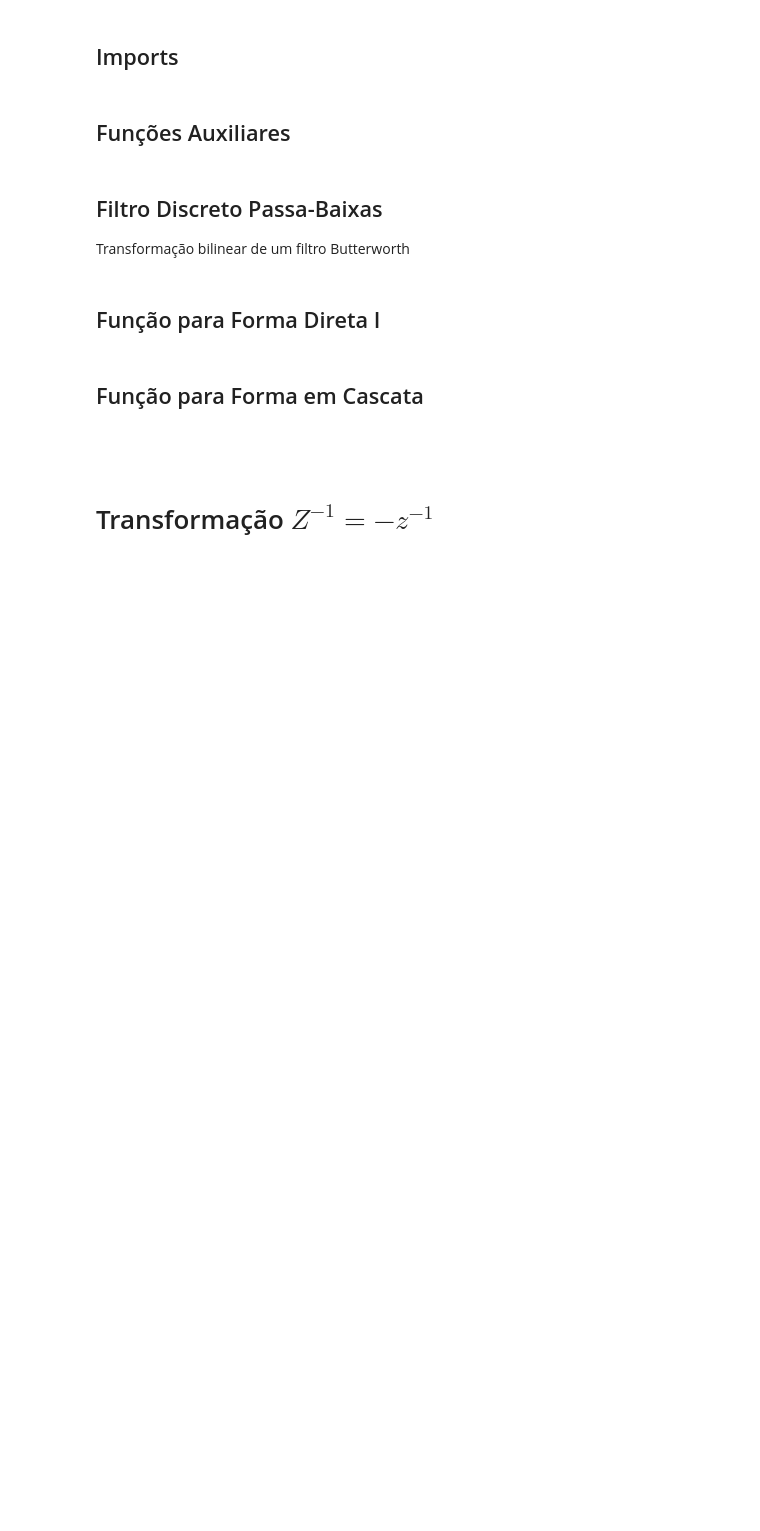
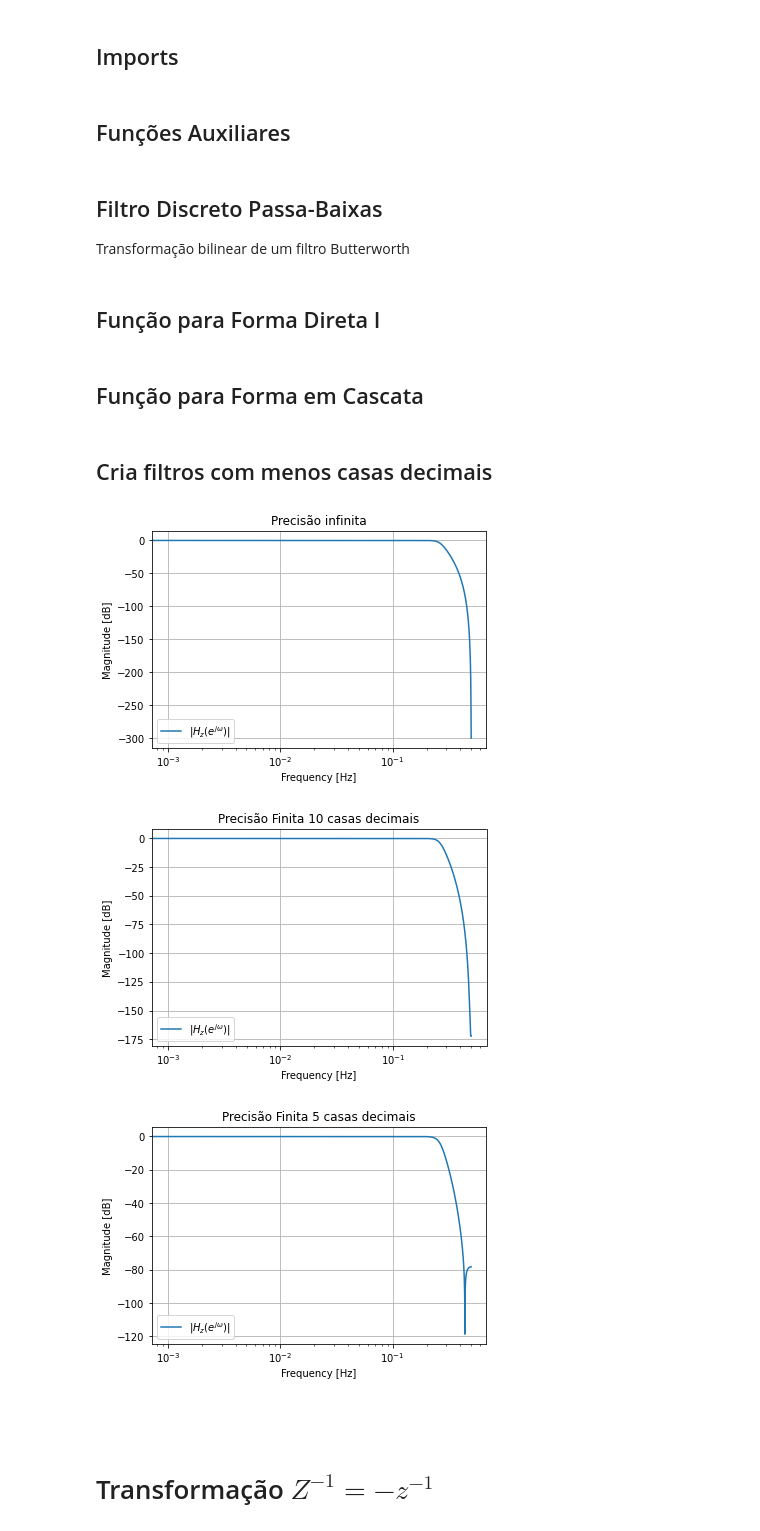
Before and after one commit to oliveiraop/pds-ufba, a Jupyter notebook: trabalho01/trab01.ipynb, the cells around one changed output. Cells and saved outputs as stored; diff of their text form; code cells hidden in the pictures; blank space fills up the shorter version.

```diff
--- a/trabalho01/trab01.ipynb
+++ b/trabalho01/trab01.ipynb
@@ -114,3 +50,12 @@ plt.show()
+# %%
+ordem = 6       # Ordem do Butterworth
+Wc = 2*np.pi/3  # Freq de corte
+
+# Cria filtro Butterworth:
+filts = signal.lti(*signal.butter(ordem, Wc, btype='lowpass', analog=True, output='ba'))
+
+# Converte Butterworth por Transformação Linear:
+filtz = signal.dlti(*signal.bilinear(filts.num, filts.den))
 # %% [markdown]
 ## Função para Forma Direta I
 # %%
@@ -167,3 +107,58 @@ print(cascade(x filtz_zpk))
+# %% [markdown]
+## Cria filtros com menos casas decimais
+# %%
+# Calcula resposta em frequência
+wz, hz = signal.freqz(filtz.num, filtz.den)
+
+# Plota resposta em frequência do filtro resultante
+plt.semilogx(wz*1/(2*np.pi), 20*np.log10(np.abs(hz).clip(1e-15)),label=r'$|H_z(e^{j \omega})|$')
+plt.legend()
+plt.title('Precisão infinita')
+plt.xlabel('Frequency [Hz]')
+plt.ylabel('Magnitude [dB]')
+plt.grid()
+plt.show()
+
+
+filtz_10prec = signal.dlti(filtz.num, filtz.den)
+
+for i, val in enumerate(filtz_10prec.num):
+    filtz_10prec.num[i] = reduce_precision(val, 10)
+for i, val in enumerate(filtz_10prec.den):
+    filtz_10prec.den[i] = reduce_precision(val, 10)
+
+wz, hz = signal.freqz(filtz_10prec.num, filtz_10prec.den)
+
+plt.figure()
+plt.semilogx(wz*1/(2*np.pi), 20*np.log10(np.abs(hz).clip(1e-15)),label=r'$|H_z(e^{j \omega})|$')
+plt.legend()
+plt.title('Precisão Finita 10 casas decimais')
+plt.xlabel('Frequency [Hz]')
+plt.ylabel('Magnitude [dB]')
+plt.grid()
+plt.show()
+
+filtz_5prec = signal.dlti(filtz.num, filtz.den)
+
+for i, val in enumerate(filtz_5prec.num):
+    filtz_5prec.num[i] = reduce_precision(val, 5)
+for i, val in enumerate(filtz_5prec.den):
+    filtz_5prec.den[i] = reduce_precision(val, 5)
+
+wz, hz = signal.freqz(filtz_5prec.num, filtz_5prec.den)
+
+plt.figure()
+plt.semilogx(wz*1/(2*np.pi), 20*np.log10(np.abs(hz).clip(1e-15)),label=r'$|H_z(e^{j \omega})|$')
+plt.legend()
+plt.title('Precisão Finita 5 casas decimais')
+plt.xlabel('Frequency [Hz]')
+plt.ylabel('Magnitude [dB]')
+plt.grid()
+plt.show()
+# %% [output]
+[figure, added]
+[figure, added]
+[figure, added]
 # %% [markdown]
 ##
 # %% [markdown]
```
Also changed, not shown: parts of 7 cells of this notebook, 11 other files.
